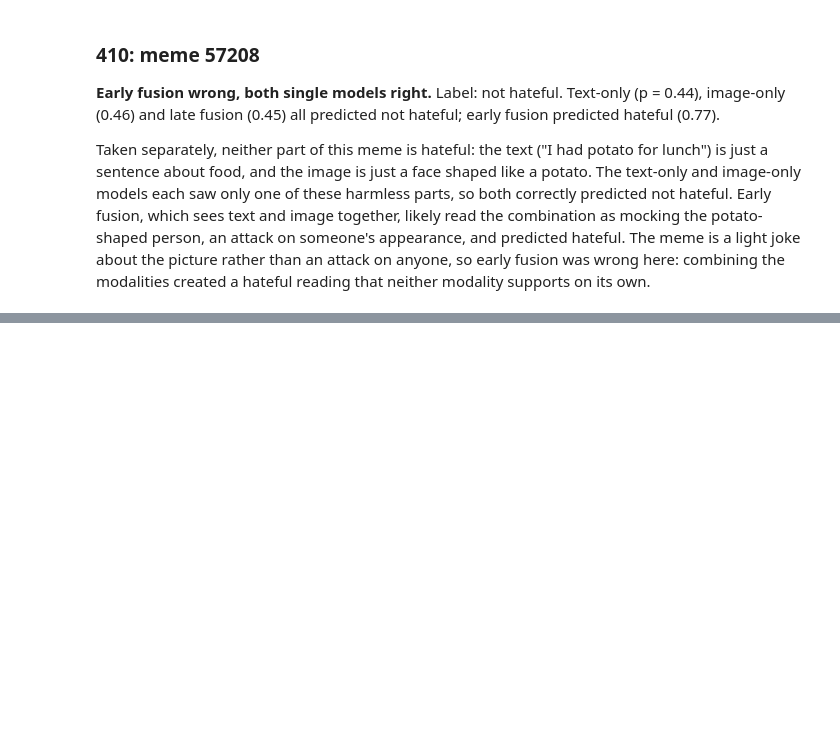
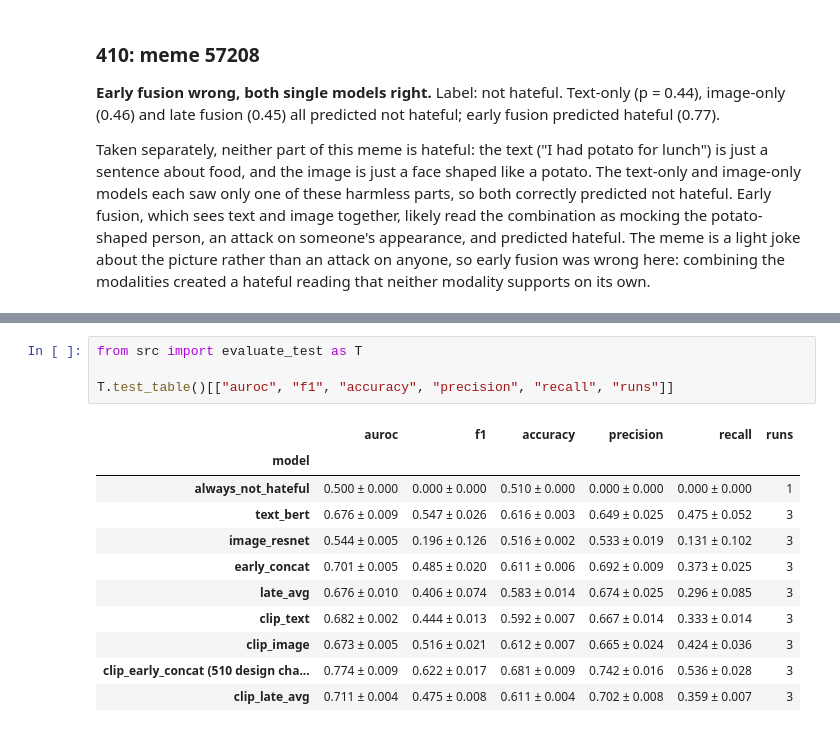
Before and after one commit to LUCIFER5671/hateful-memes, a Jupyter notebook: notebooks/lab3.ipynb, the cells around one changed output, grey strips where cells are left out. Drawn from its saved outputs; the diff is of its cells as text; blank space fills up the shorter version.

```diff
--- a/notebooks/lab3.ipynb
+++ b/notebooks/lab3.ipynb
@@ -499,0 +508,16 @@ Taken separately, neither part of this meme is hateful: the text ("I had potato
+# %%
+from src import evaluate_test as T
+
+T.test_table()[["auroc", "f1", "accuracy", "precision", "recall", "runs"]]
+# %% [output]
+|  | auroc | f1 | accuracy | precision | recall | runs |
+| model |  |  |  |  |  |  |
+| always_not_hateful | 0.500 ± 0.000 | 0.000 ± 0.000 | 0.510 ± 0.000 | 0.000 ± 0.000 | 0.000 ± 0.000 | 1 |
+| text_bert | 0.676 ± 0.009 | 0.547 ± 0.026 | 0.616 ± 0.003 | 0.649 ± 0.025 | 0.475 ± 0.052 | 3 |
+| image_resnet | 0.544 ± 0.005 | 0.196 ± 0.126 | 0.516 ± 0.002 | 0.533 ± 0.019 | 0.131 ± 0.102 | 3 |
+| early_concat | 0.701 ± 0.005 | 0.485 ± 0.020 | 0.611 ± 0.006 | 0.692 ± 0.009 | 0.373 ± 0.025 | 3 |
+| late_avg | 0.676 ± 0.010 | 0.406 ± 0.074 | 0.583 ± 0.014 | 0.674 ± 0.025 | 0.296 ± 0.085 | 3 |
+| clip_text | 0.682 ± 0.002 | 0.444 ± 0.013 | 0.592 ± 0.007 | 0.667 ± 0.014 | 0.333 ± 0.014 | 3 |
+| clip_image | 0.673 ± 0.005 | 0.516 ± 0.021 | 0.612 ± 0.007 | 0.665 ± 0.024 | 0.424 ± 0.036 | 3 |
+| clip_early_concat (510 design cha... | 0.774 ± 0.009 | 0.622 ± 0.017 | 0.681 ± 0.009 | 0.742 ± 0.016 | 0.536 ± 0.028 | 3 |
+| clip_late_avg | 0.711 ± 0.004 | 0.475 ± 0.008 | 0.611 ± 0.004 | 0.702 ± 0.008 | 0.359 ± 0.007 | 3 |
```
Also changed, not shown: parts of 5 cells of this notebook, 16 other files.
